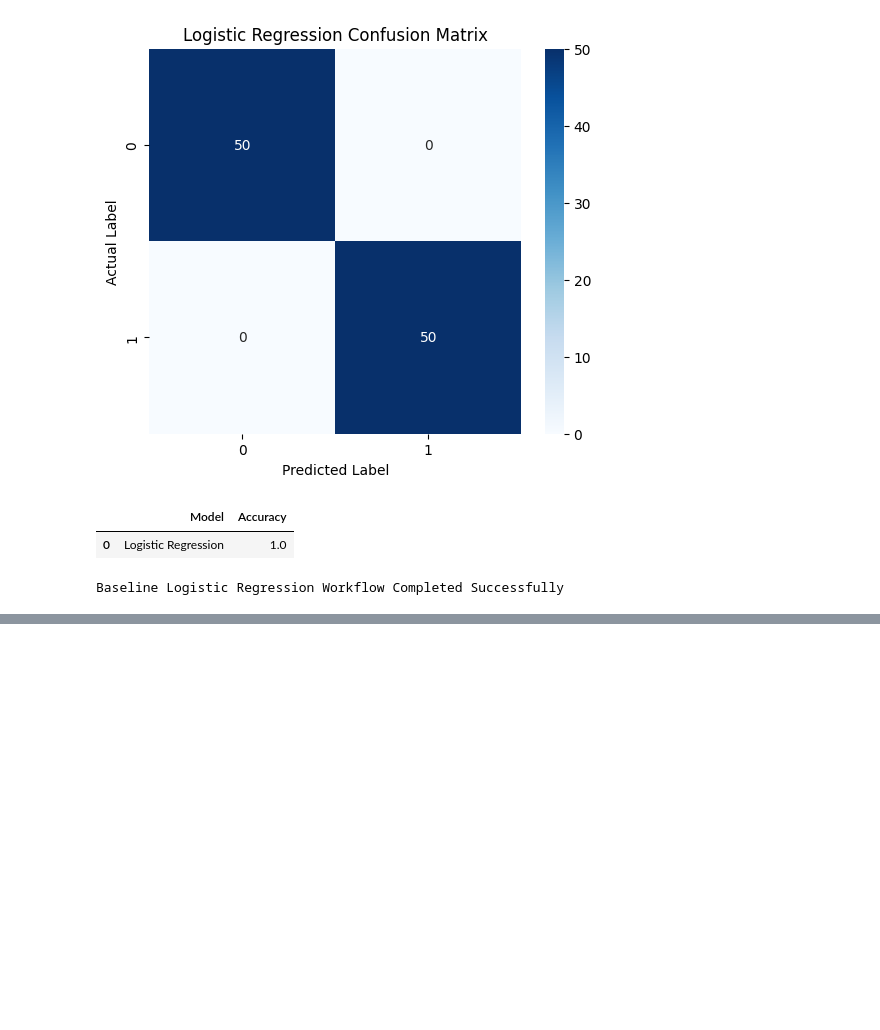
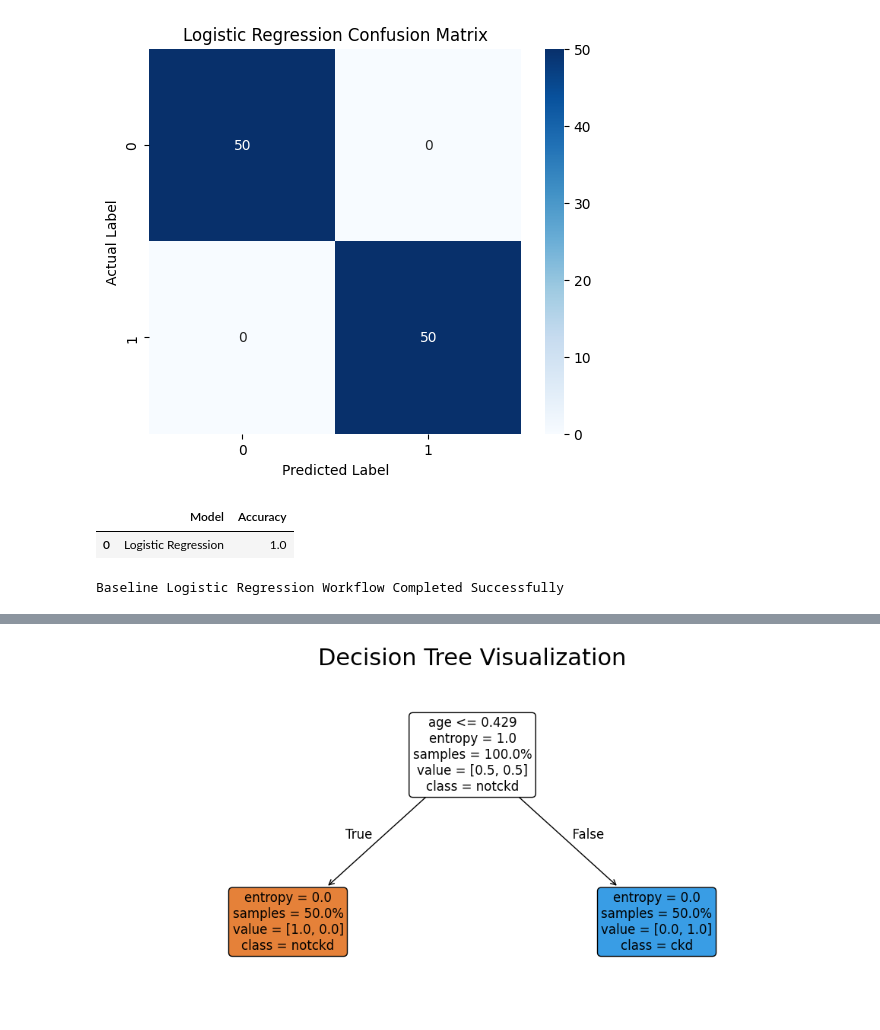
Before and after one commit to premprakash123/healthcare-chronic-disease-analysis, a Jupyter notebook: notebooks/04_model_building.ipynb, the cells around one changed output, grey strips where cells are left out. Drawn from its saved outputs; the diff is of its cells as text; code cells hidden in the pictures; blank space fills up the shorter version.

```diff
--- a/notebooks/04_model_building.ipynb
+++ b/notebooks/04_model_building.ipynb
@@ -275,0 +360,14 @@ dt_model = DecisionTreeClassifier(
+# %%
+# ==========================================
+# Remove Unnecessary Identifier Column
+# ==========================================
+
+df = df.drop("id", axis=1)
+# %%
+# ==========================================
+# Separate Features and Target Variable
+# ==========================================
+
+X = df.drop("class", axis=1)
+
+y = df["class"]
@@ -275,0 +398,35 @@ dt_model = DecisionTreeClassifier(
+# %%
+# ==========================================
+# Visualize Decision Tree Structure
+# ==========================================
+from sklearn.tree import plot_tree
+
+plt.figure(figsize=(10,5))
+
+plot_tree(
+
+    dt_model,
+
+    filled=True,
+
+    rounded=True,
+
+    fontsize=12,
+
+    proportion=True,
+
+    feature_names=X.columns,
+
+    class_names=['notckd', 'ckd']
+)
+
+plt.title(
+    "Decision Tree Visualization",
+    fontsize=22
+)
+
+plt.tight_layout()
+
+plt.show()
+# %% [output]
+[figure, added]
```
Also changed, not shown: parts of 8 cells of this notebook, 2 other files.
